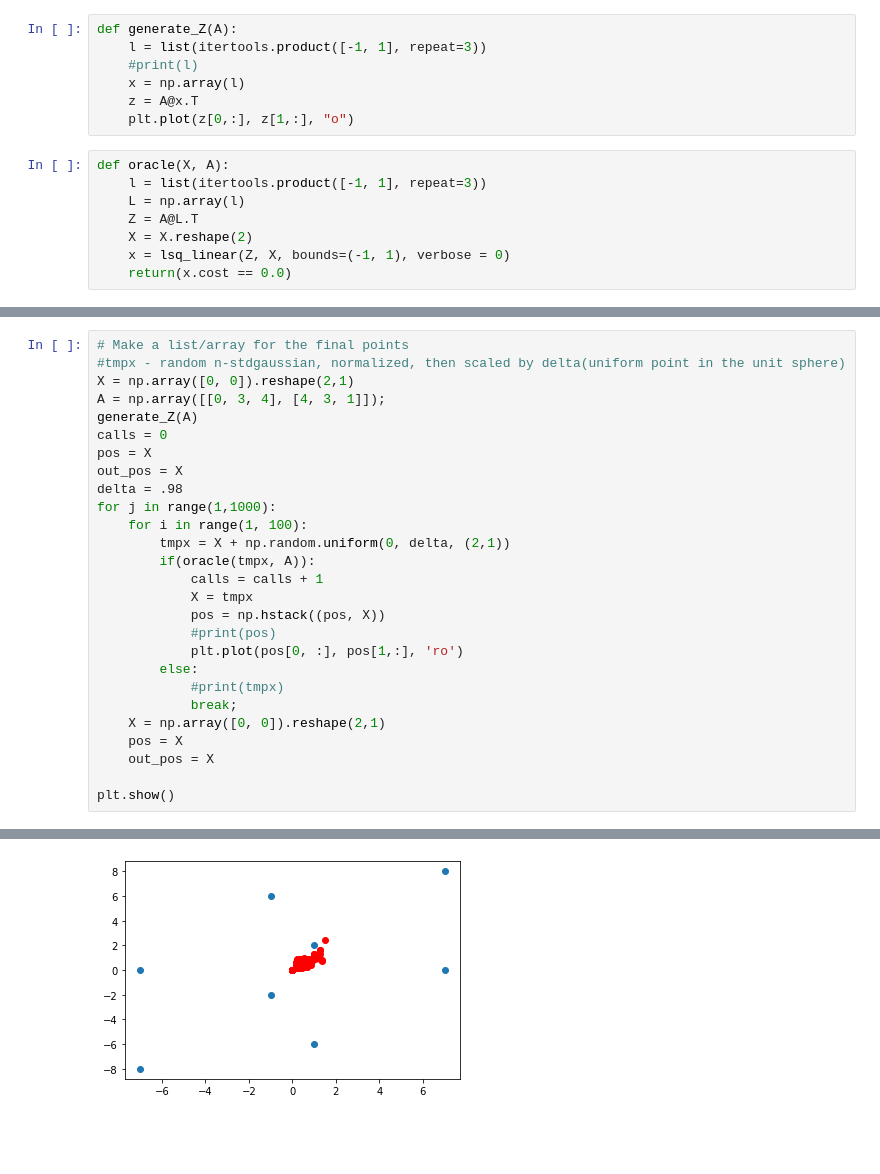
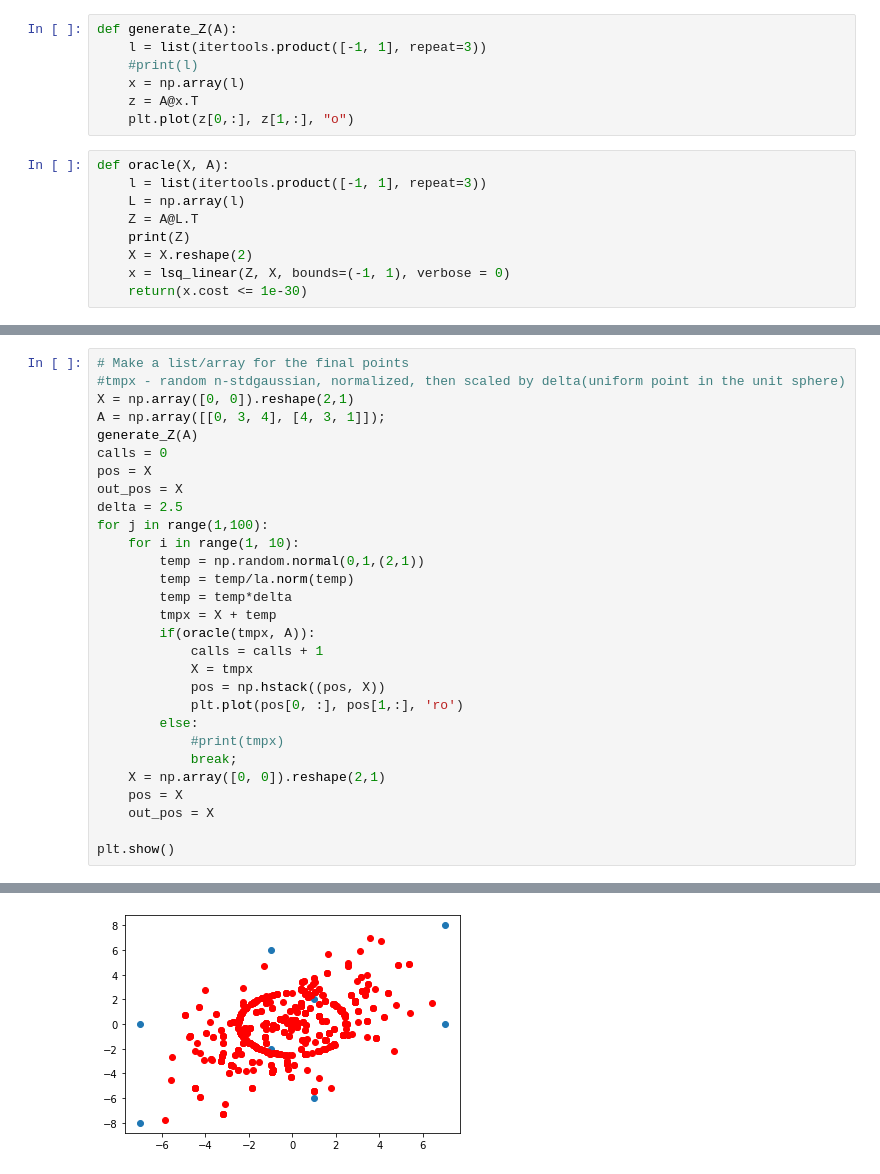
Before and after one commit to Blaine-Mason/Honors-Thesis, a Jupyter notebook: Sampling.ipynb, the cells around one changed output, grey strips where cells are left out. Drawn from its saved outputs; the diff is of its cells as text; blank space fills up the shorter version.

```diff
--- a/Sampling.ipynb
+++ b/Sampling.ipynb
@@ -16,6 +17,7 @@ def oracle(X, A):
     l = list(itertools.product([-1, 1], repeat=3))
     L = np.array(l)
     Z = A@L.T
+    print(Z)
     X = X.reshape(2)
     x = lsq_linear(Z, X, bounds=(-1, 1), verbose = 0)
-    return(x.cost == 0.0)
+    return(x.cost <= 1e-30)
@@ -28,15 +37,17 @@ generate_Z(A)
 calls = 0
 pos = X
 out_pos = X
-delta = .98
-for j in range(1,1000):
-    for i in range(1, 100):
-        tmpx = X + np.random.uniform(0, delta, (2,1))
+delta = 2.5
+for j in range(1,100):
+    for i in range(1, 10):
+        temp = np.random.normal(0,1,(2,1))
+        temp = temp/la.norm(temp)
+        temp = temp*delta
+        tmpx = X + temp
         if(oracle(tmpx, A)):
             calls = calls + 1
             X = tmpx
             pos = np.hstack((pos, X))
-            #print(pos)
             plt.plot(pos[0, :], pos[1,:], 'ro')
         else:
             #print(tmpx)
@@ -50,4 +78,4 @@ plt.show()
-[figure, old version]
+[figure, new version]
 # %%
 print(calls)
 # %% [output]
```
Also changed, not shown: parts of 4 cells of this notebook.
